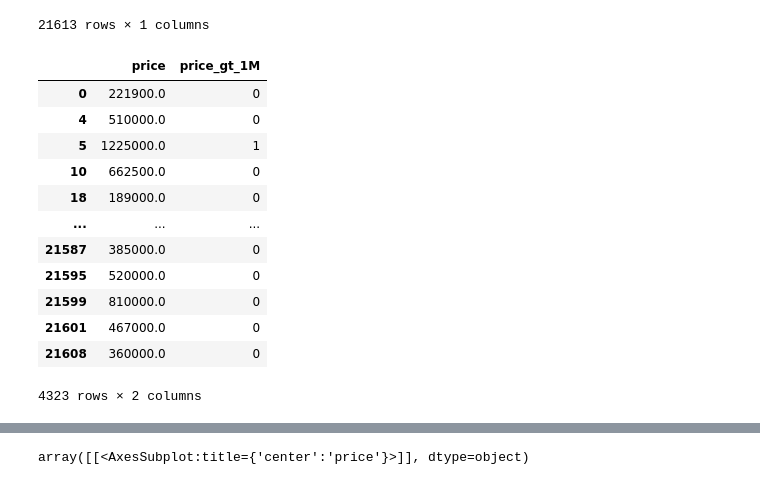
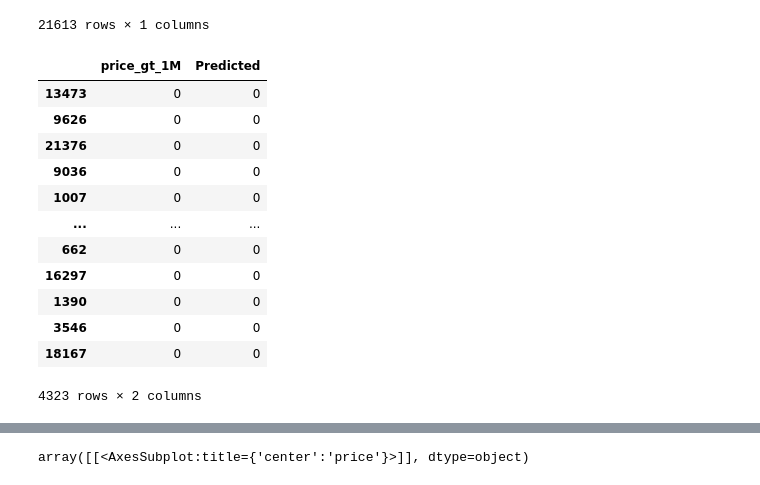
Before and after one commit to OsarodionOdion/skClassModels, a Jupyter notebook: skclass_models_hs.ipynb, the cells around one changed output, grey strips where cells are left out. Saved outputs shown, nothing was run; the diff lists cells and outputs as text; code cells hidden in the pictures.

```diff
--- a/skclass_models_hs.ipynb
+++ b/skclass_models_hs.ipynb
@@ -293,7 +285,10 @@ categorical_cols
  'grade',
  'zipcode']
 # %%
-numerical_cols = [c for c in cols if c not in categorical_cols]
+# To assign the numerical columns, extract all column in cols that are not in categorical_cols
+numerical_cols = [c for c in all_cols if c not in categorical_cols]
+
+# Remove target variable from numerical_col
 numerical_cols.remove('price_gt_1M')
 numerical_cols
 # %% [output]
@@ -682,9 +664,3 @@ Data columns (total 18 columns):
  17  price          21613 non-null  float64
 dtypes: float64(5), int64(13)
 memory usage: 3.0 MB
-# %%
-pred_test_M2 = clf_l1_C1.predict(X_test)
-cm_test_M2 = confusion_matrix(y_test, pred_test_M2, labels=clf_l1_C1.classes_)
-disp_testM2 = ConfusionMatrixDisplay(confusion_matrix=cm_test_M2, display_labels=clf_l1_C1.classes_)
-disp_testM2.plot()
-plt.show()
@@ -726,0 +675,4 @@ df3
+# %%
+# Convert test array to panda data frame
+test_array = pd.DataFrame(y_test)
+test_array
@@ -726,0 +695,7 @@ df3
+# %%
+# Convert array of predicted test values of model 2 to panda's data frame
+pred_array = pd.DataFrame(pred_test_M2, index=test_array.index)
+
+# Rename column
+pred_array.rename(columns = {0: 'Predicted'}, inplace=True)
+pred_array
@@ -742,20 +732,21 @@ df1
 | 21612 | 325000.0 |
 21613 rows × 1 columns
 # %%
-df_join = df1.merge(df2, how='inner', left_index=True, right_index=True)
-df_join
+# Join predicted and test df
+pred_test_join = test_array.merge(pred_array, how='inner', left_index=True, right_index=True)
+pred_test_join
 # %% [output]
-|  | price | price_gt_1M |
-| 0 | 221900.0 | 0 |
-| 4 | 510000.0 | 0 |
-| 5 | 1225000.0 | 1 |
-| 10 | 662500.0 | 0 |
-| 18 | 189000.0 | 0 |
+|  | price_gt_1M | Predicted |
+| 13473 | 0 | 0 |
+| 9626 | 0 | 0 |
+| 21376 | 0 | 0 |
+| 9036 | 0 | 0 |
+| 1007 | 0 | 0 |
 | ... | ... | ... |
-| 21587 | 385000.0 | 0 |
-| 21595 | 520000.0 | 0 |
-| 21599 | 810000.0 | 0 |
-| 21601 | 467000.0 | 0 |
-| 21608 | 360000.0 | 0 |
+| 662 | 0 | 0 |
+| 16297 | 0 | 0 |
+| 1390 | 0 | 0 |
+| 3546 | 0 | 0 |
+| 18167 | 0 | 0 |
 4323 rows × 2 columns
 # %%
```
Also changed, not shown: parts of 83 cells of this notebook, 1 other file.
